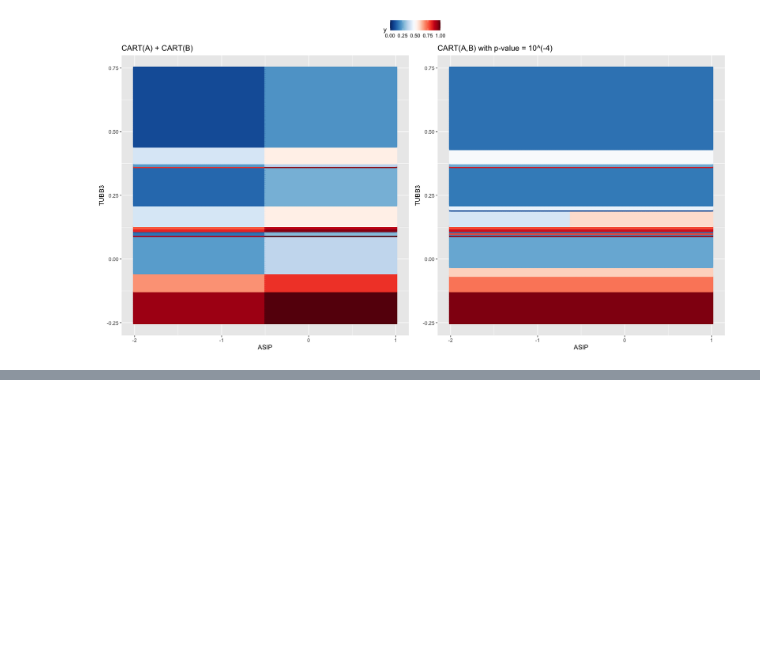
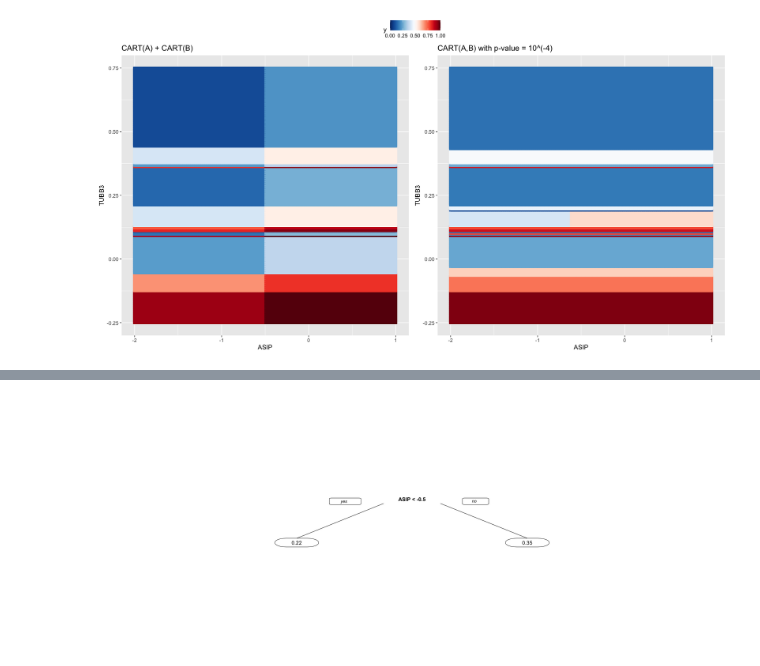
Before and after one commit to OmerRonen/epiTree, a Jupyter notebook: red_hair_analysis.ipynb, the cells around one changed output, grey strips where cells are left out. Saved outputs shown, nothing was run; the diff lists cells and outputs as text; code cells hidden in the pictures; blank space fills up the shorter version.

```diff
--- a/red_hair_analysis.ipynb
+++ b/red_hair_analysis.ipynb
@@ -164,0 +216,4 @@ print(plot_response)
+# %%
+prp(treeA, roundint=FALSE)
+# %% [output]
+[figure, added]
```
Also changed, not shown: parts of 34 cells of this notebook, 1 other file.
